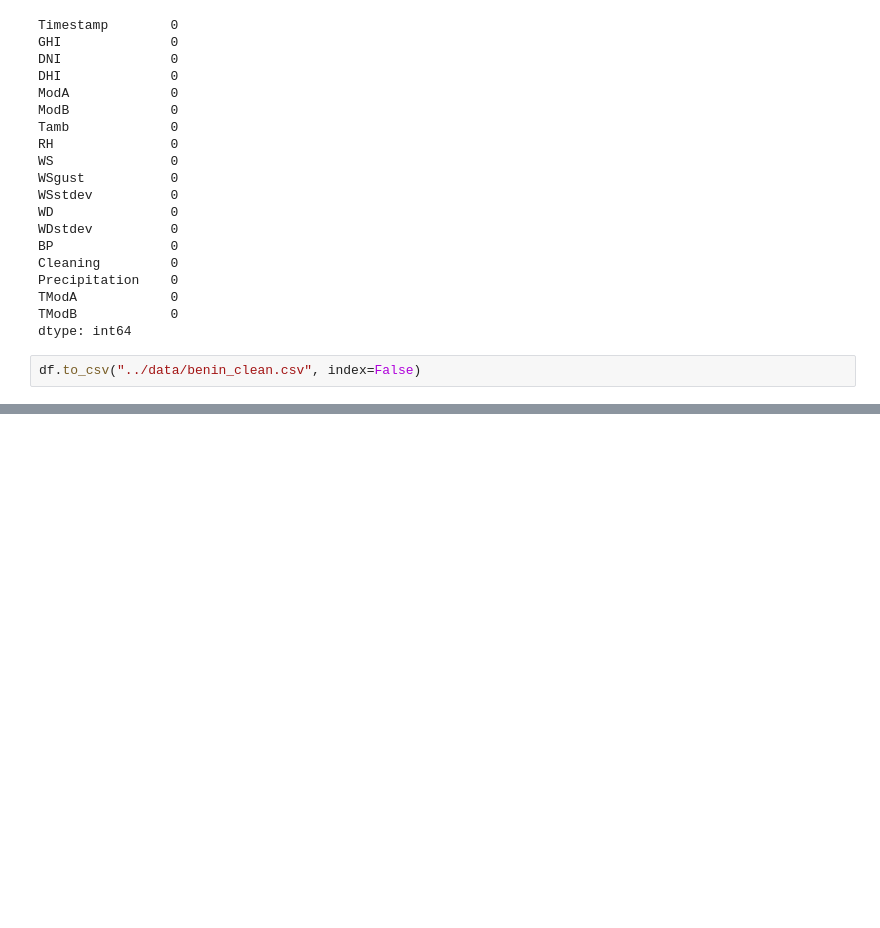
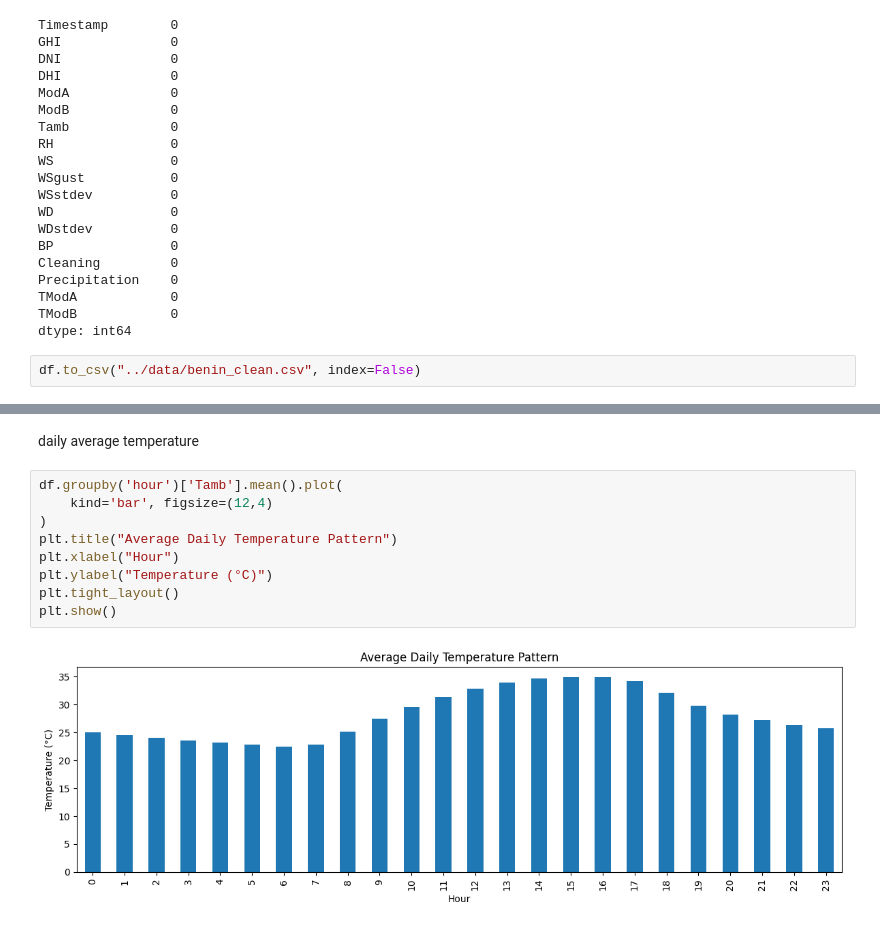
Before and after one commit to Feven777/solar-challenge-week0, a Jupyter notebook: notebook/benin_eda.ipynb, the cells around one changed output, grey strips where cells are left out. Drawn from its saved outputs; the diff is of its cells as text; blank space fills up the shorter version.

```diff
--- a/notebook/benin_eda.ipynb
+++ b/notebook/benin_eda.ipynb
@@ -348,0 +411,13 @@ df.to_csv("../data/benin_clean.csv", index=False)
+# %% [markdown]
+daily average temperature
+# %%
+df.groupby('hour')['Tamb'].mean().plot(
+    kind='bar', figsize=(12,4)
+)
+plt.title("Average Daily Temperature Pattern")
+plt.xlabel("Hour")
+plt.ylabel("Temperature (°C)")
+plt.tight_layout()
+plt.show()
+# %% [output]
+[figure, added]
```
Also changed, not shown: parts of 7 cells of this notebook.
